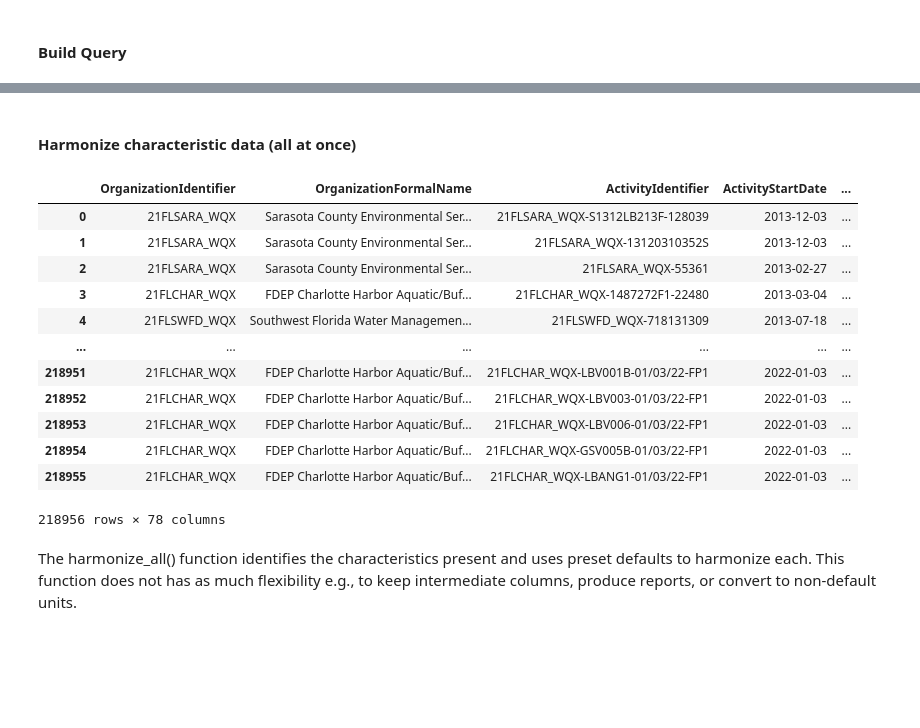
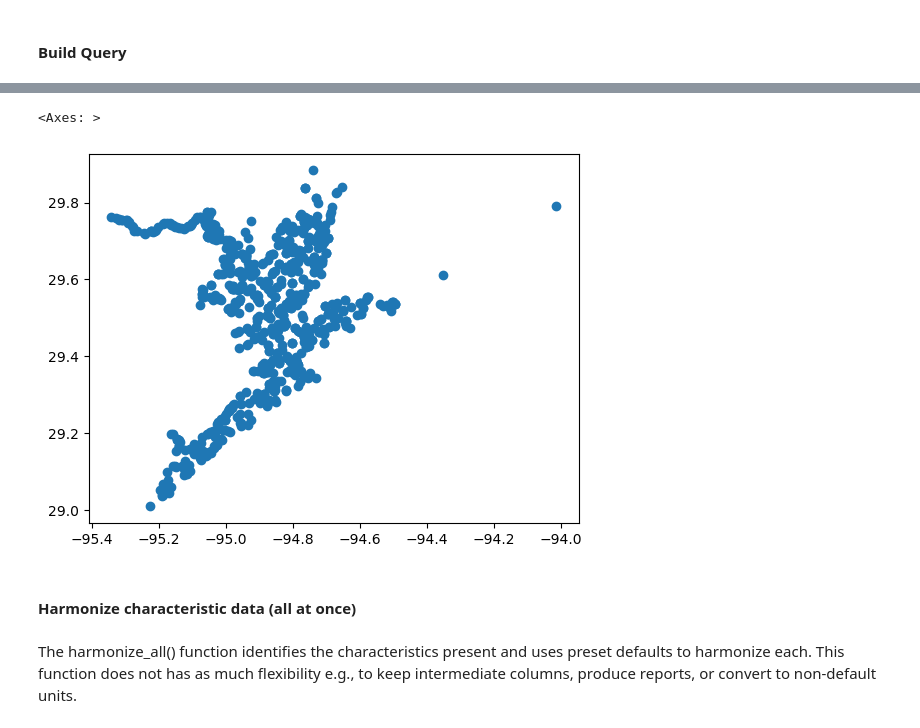
Before and after one commit to USEPA/harmonize-wq, a Jupyter notebook: demos/Harmonize_GOM.ipynb, the cells around one changed output, grey strips where cells are left out. Cells and saved outputs as stored; diff of their text form; code cells hidden in the pictures; blank space fills up the shorter version.

```diff
--- a/demos/Harmonize_GOM.ipynb
+++ b/demos/Harmonize_GOM.ipynb
@@ -57,7 +234,7 @@ aoi_gdf.plot()
 #### Build Query
 # %%
 # Each estuary may be multi-polygon, so the query will be built around the full extent instead of one row
-bBox = ','.join(map(str, aoi_gdf.total_bounds))  # get bBox string for total extent of multipolygon
+bBox = wrangle.get_bounding_box(aoi_gdf)
 # %%
 # Build query
 query = {'characteristicName': ['Phosphorus',
@@ -95,2 +277,9 @@ stations_clipped.plot()
+# %%
+# Get harmonized stations clipped to the Area of Interest
+stations_gdf, stations, site_md = location.get_harmonized_stations(query, aoi=aoi_gdf)
+stations_gdf.plot()
+# %% [output]
+<Axes: >
+[figure, added]
 # %% [markdown]
 #### Harmonize characteristic data (all at once)
@@ -101,18 +285,0 @@ res_narrow, md_narrow = wqp.get_results(**query)
-# %%
-# Look at query results
-df = res_narrow
-df
-# %% [output]
-|  | OrganizationIdentifier | OrganizationFormalName | ActivityIdentifier | ActivityStartDate | ... |
-| 0 | 21FLSARA_WQX | Sarasota County Environmental Ser... | 21FLSARA_WQX-S1312LB213F-128039 | 2013-12-03 | ... |
-| 1 | 21FLSARA_WQX | Sarasota County Environmental Ser... | 21FLSARA_WQX-13120310352S | 2013-12-03 | ... |
-| 2 | 21FLSARA_WQX | Sarasota County Environmental Ser... | 21FLSARA_WQX-55361 | 2013-02-27 | ... |
-| 3 | 21FLCHAR_WQX | FDEP Charlotte Harbor Aquatic/Buf... | 21FLCHAR_WQX-1487272F1-22480 | 2013-03-04 | ... |
-| 4 | 21FLSWFD_WQX | Southwest Florida Water Managemen... | 21FLSWFD_WQX-718131309 | 2013-07-18 | ... |
-| ... | ... | ... | ... | ... | ... |
-| 218951 | 21FLCHAR_WQX | FDEP Charlotte Harbor Aquatic/Buf... | 21FLCHAR_WQX-LBV001B-01/03/22-FP1 | 2022-01-03 | ... |
-| 218952 | 21FLCHAR_WQX | FDEP Charlotte Harbor Aquatic/Buf... | 21FLCHAR_WQX-LBV003-01/03/22-FP1 | 2022-01-03 | ... |
-| 218953 | 21FLCHAR_WQX | FDEP Charlotte Harbor Aquatic/Buf... | 21FLCHAR_WQX-LBV006-01/03/22-FP1 | 2022-01-03 | ... |
-| 218954 | 21FLCHAR_WQX | FDEP Charlotte Harbor Aquatic/Buf... | 21FLCHAR_WQX-GSV005B-01/03/22-FP1 | 2022-01-03 | ... |
-| 218955 | 21FLCHAR_WQX | FDEP Charlotte Harbor Aquatic/Buf... | 21FLCHAR_WQX-LBANG1-01/03/22-FP1 | 2022-01-03 | ... |
-218956 rows × 78 columns
```
Also changed, not shown: parts of 86 cells of this notebook, 10 other files.
